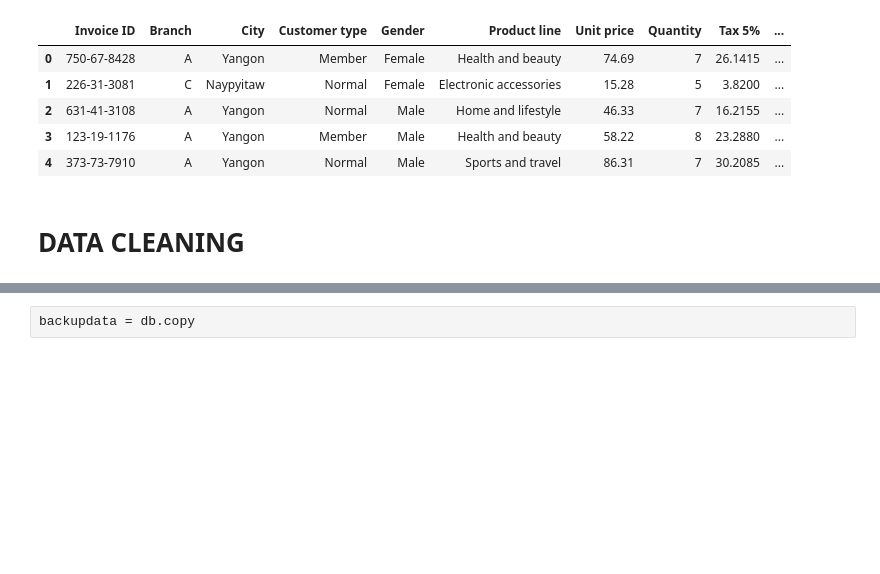
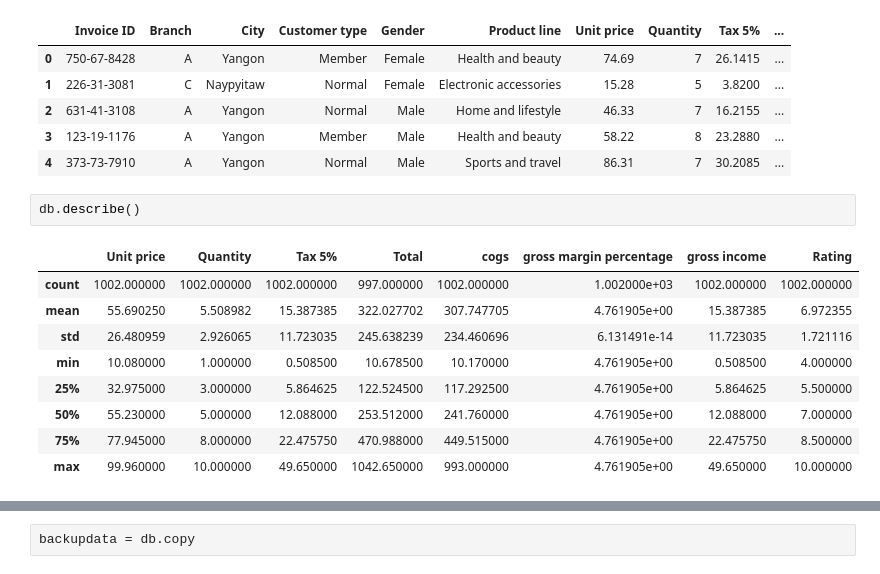
Before and after one commit to Rajat-44/DAI-101, a Jupyter notebook: DAI_Assignment_Rajat_Badaria_23116080.ipynb, the cells around one changed output, grey strips where cells are left out. Drawn from its saved outputs; the diff is of its cells as text; blank space fills up the shorter version.

```diff
--- a/DAI_Assignment_Rajat_Badaria_23116080.ipynb
+++ b/DAI_Assignment_Rajat_Badaria_23116080.ipynb
@@ -54,5 +60,15 @@ db.head()
 | 2 | 631-41-3108 | A | Yangon | Normal | Male | Home and lifestyle | 46.33 | 7 | 16.2155 | ... |
 | 3 | 123-19-1176 | A | Yangon | Member | Male | Health and beauty | 58.22 | 8 | 23.2880 | ... |
 | 4 | 373-73-7910 | A | Yangon | Normal | Male | Sports and travel | 86.31 | 7 | 30.2085 | ... |
-# %% [markdown]
-# **DATA CLEANING**
+# %%
+db.describe()
+# %% [output]
+|  | Unit price | Quantity | Tax 5% | Total | cogs | gross margin percentage | gross income | Rating |
+| count | 1002.000000 | 1002.000000 | 1002.000000 | 997.000000 | 1002.000000 | 1.002000e+03 | 1002.000000 | 1002.000000 |
+| mean | 55.690250 | 5.508982 | 15.387385 | 322.027702 | 307.747705 | 4.761905e+00 | 15.387385 | 6.972355 |
+| std | 26.480959 | 2.926065 | 11.723035 | 245.638239 | 234.460696 | 6.131491e-14 | 11.723035 | 1.721116 |
+| min | 10.080000 | 1.000000 | 0.508500 | 10.678500 | 10.170000 | 4.761905e+00 | 0.508500 | 4.000000 |
+| 25% | 32.975000 | 3.000000 | 5.864625 | 122.524500 | 117.292500 | 4.761905e+00 | 5.864625 | 5.500000 |
+| 50% | 55.230000 | 5.000000 | 12.088000 | 253.512000 | 241.760000 | 4.761905e+00 | 12.088000 | 7.000000 |
+| 75% | 77.945000 | 8.000000 | 22.475750 | 470.988000 | 449.515000 | 4.761905e+00 | 22.475750 | 8.500000 |
+| max | 99.960000 | 10.000000 | 49.650000 | 1042.650000 | 993.000000 | 4.761905e+00 | 49.650000 | 10.000000 |
```
Also changed, not shown: parts of 10 cells of this notebook.
